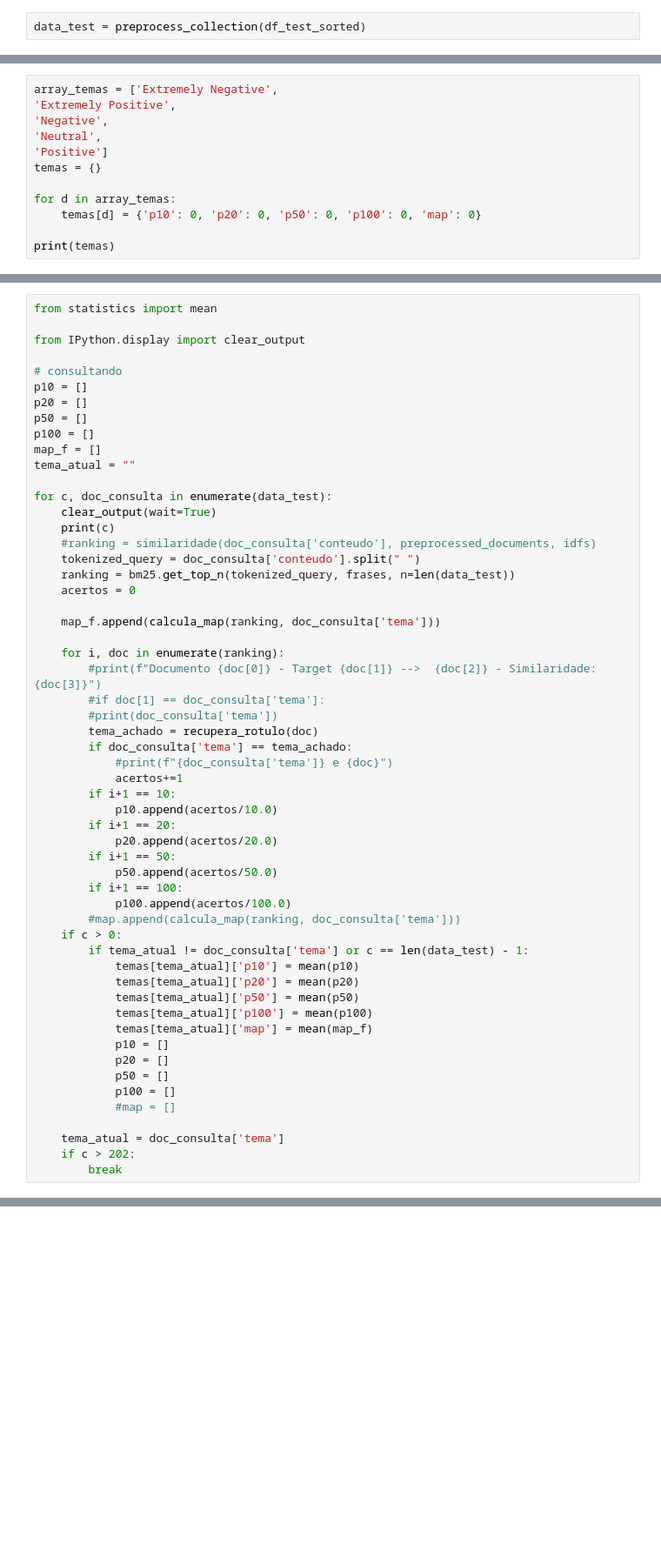
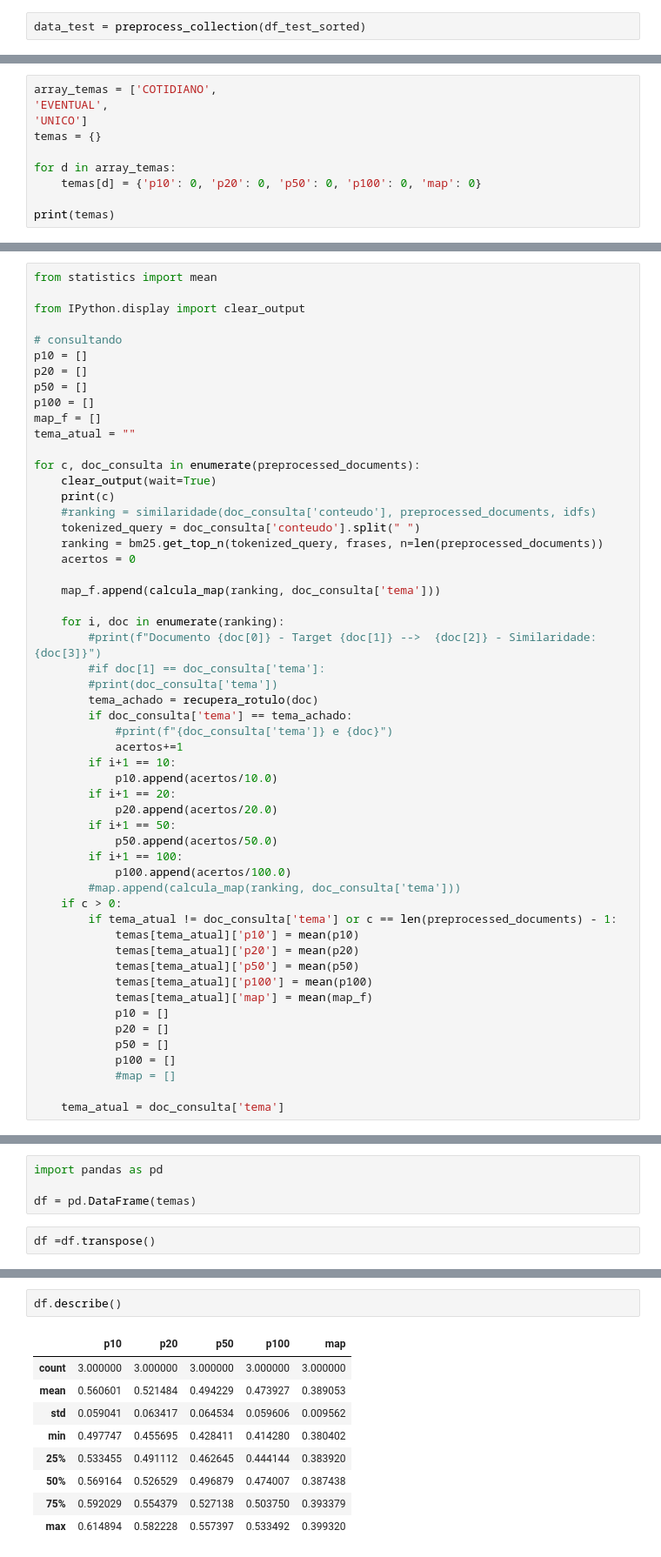
Before and after one commit to murilogoes/info-retrieval, a Jupyter notebook: bm25_covid.ipynb, the cells around one changed output, grey strips where cells are left out. Shown at 87% size. Saved outputs shown, nothing was run; the diff lists cells and outputs as text; blank space fills up the shorter version.

```diff
--- a/bm25_covid.ipynb
+++ b/bm25_covid.ipynb
@@ -204,9 +204,7 @@ Extremely Negative 75. news president trump directs agriculture chief expedite h
 # %%
-array_temas = ['Extremely Negative',
-'Extremely Positive',
-'Negative',
-'Neutral',
-'Positive']
+array_temas = ['COTIDIANO',
+'EVENTUAL',
+'UNICO']
 temas = {}
 
 for d in array_temas:
@@ -242,12 +240,12 @@ p100 = []
 map_f = []
 tema_atual = ""
 
-for c, doc_consulta in enumerate(data_test):
+for c, doc_consulta in enumerate(preprocessed_documents):
     clear_output(wait=True)
     print(c)
     #ranking = similaridade(doc_consulta['conteudo'], preprocessed_documents, idfs)
     tokenized_query = doc_consulta['conteudo'].split(" ")
-    ranking = bm25.get_top_n(tokenized_query, frases, n=len(data_test))
+    ranking = bm25.get_top_n(tokenized_query, frases, n=len(preprocessed_documents))
     acertos = 0
 
     map_f.append(calcula_map(ranking, doc_consulta['tema']))
@@ -270,7 +268,7 @@ for c, doc_consulta in enumerate(data_test):
             p100.append(acertos/100.0)
         #map.append(calcula_map(ranking, doc_consulta['tema']))
     if c > 0:
-        if tema_atual != doc_consulta['tema'] or c == len(data_test) - 1:
+        if tema_atual != doc_consulta['tema'] or c == len(preprocessed_documents) - 1:
             temas[tema_atual]['p10'] = mean(p10)
             temas[tema_atual]['p20'] = mean(p20)
             temas[tema_atual]['p50'] = mean(p50)
@@ -283,6 +281,4 @@ for c, doc_consulta in enumerate(data_test):
             #map = []
 
     tema_atual = doc_consulta['tema']
-    if c > 202:
-        break
 # %% [output]
@@ -298,0 +308,6 @@ temas
+# %%
+import pandas as pd
+
+df = pd.DataFrame(temas)
+# %%
+df =df.transpose()
@@ -298,0 +321,12 @@ temas
+# %%
+df.describe()
+# %% [output]
+|  | p10 | p20 | p50 | p100 | map |
+| count | 3.000000 | 3.000000 | 3.000000 | 3.000000 | 3.000000 |
+| mean | 0.560601 | 0.521484 | 0.494229 | 0.473927 | 0.389053 |
+| std | 0.059041 | 0.063417 | 0.064534 | 0.059606 | 0.009562 |
+| min | 0.497747 | 0.455695 | 0.428411 | 0.414280 | 0.380402 |
+| 25% | 0.533455 | 0.491112 | 0.462645 | 0.444144 | 0.383920 |
+| 50% | 0.569164 | 0.526529 | 0.496879 | 0.474007 | 0.387438 |
+| 75% | 0.592029 | 0.554379 | 0.527138 | 0.503750 | 0.393379 |
+| max | 0.614894 | 0.582228 | 0.557397 | 0.533492 | 0.399320 |
```
Also changed, not shown: parts of 23 cells of this notebook, 10 other files.
